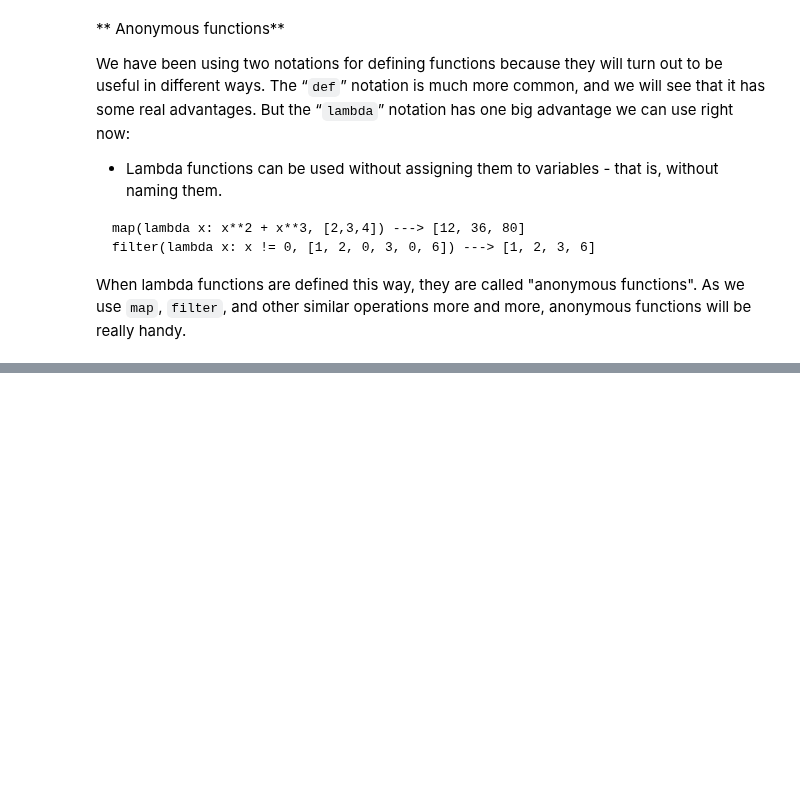
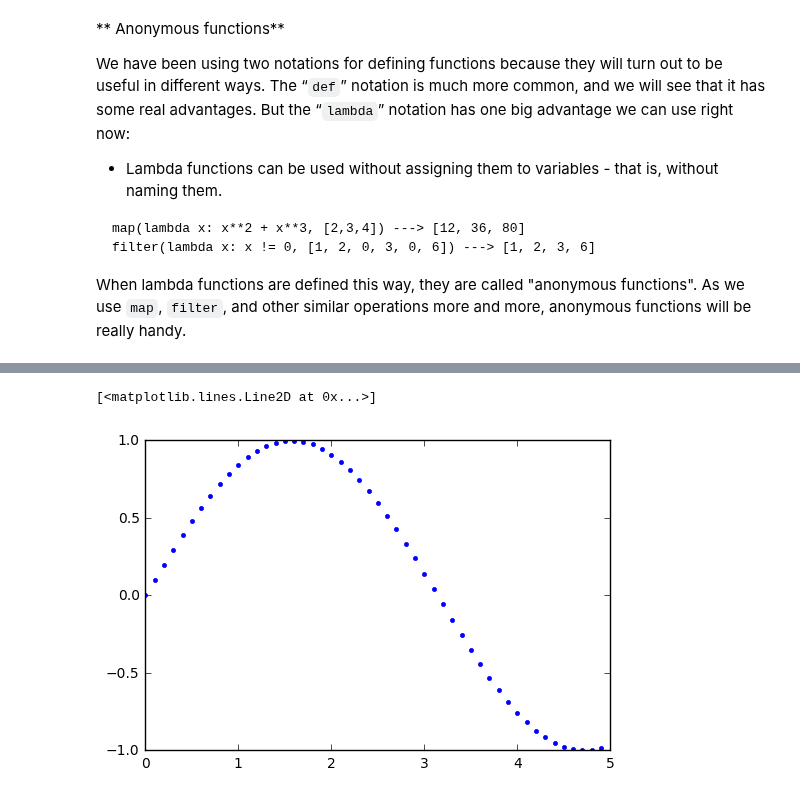
Before and after one commit to arjunsinghyadav2/Python_R_Workshop, a Jupyter notebook: Introduction to Python/Get Started with Python.ipynb, the cells around one changed output, grey strips where cells are left out. Saved outputs shown, nothing was run; the diff lists cells and outputs as text; code cells hidden in the pictures; blank space fills up the shorter version.

```diff
--- a/Introduction to Python/Get Started with Python.ipynb
+++ b/Introduction to Python/Get Started with Python.ipynb
@@ -811,0 +1904,5 @@ def increasing_lists2(L):
+# %%
+plt.plot(x, y, '.') # point marker
+# %% [output]
+[<matplotlib.lines.Line2D at 0x...>]
+[figure, added]
```
Also changed, not shown: parts of 256 cells of this notebook, 2 other files.
